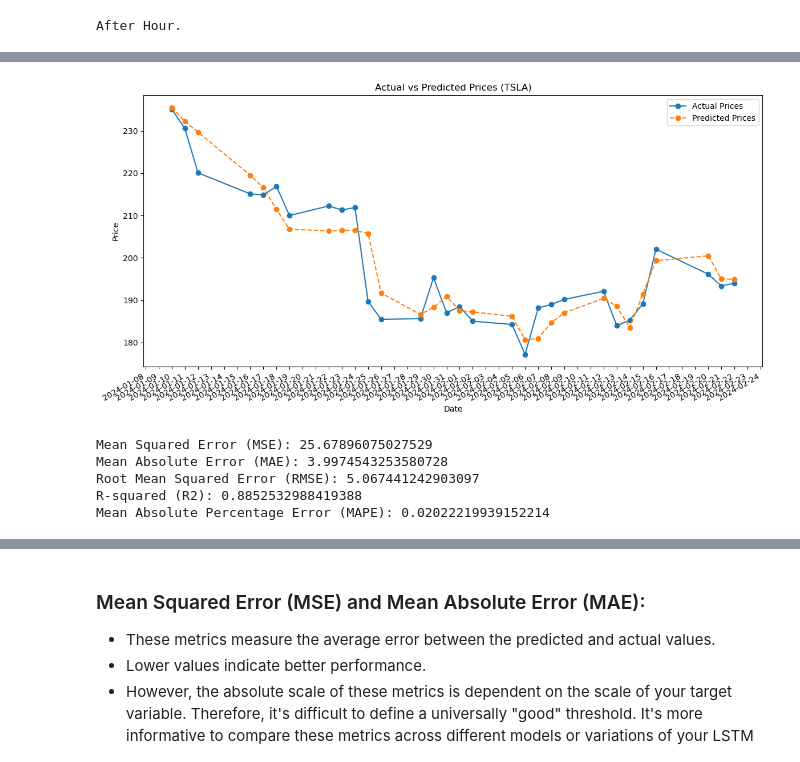
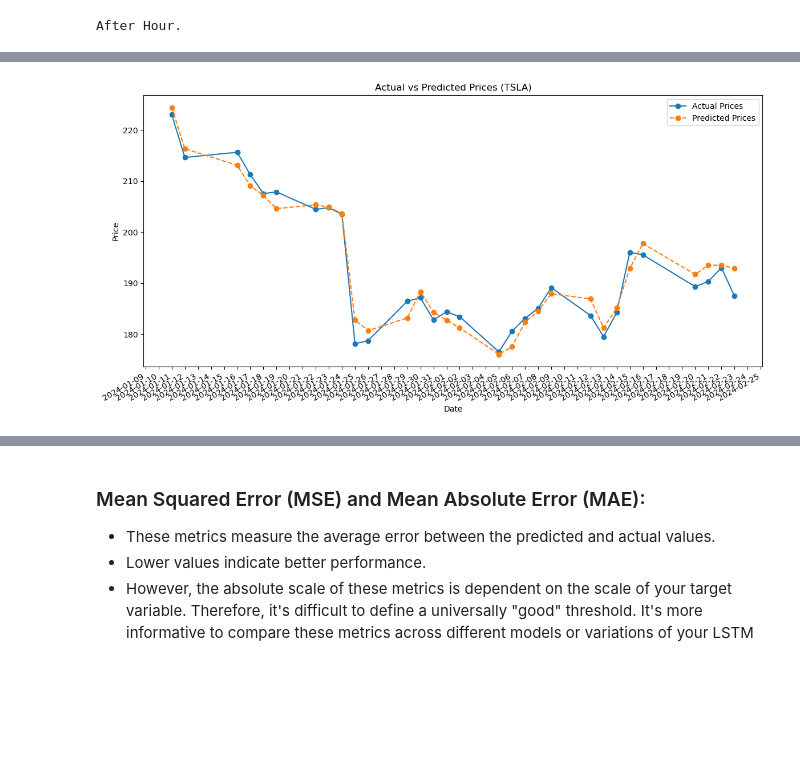
Before and after one commit to Jason-Wuuuu/stock_price_prediction, a Jupyter notebook: stock_LSTM.ipynb, the cells around one changed output, grey strips where cells are left out. Drawn from its saved outputs; the diff is of its cells as text; code cells hidden in the pictures; blank space fills up the shorter version.

```diff
--- a/stock_LSTM.ipynb
+++ b/stock_LSTM.ipynb
@@ -340,0 +384,12 @@ Epoch 50/50
+# %%
+# Use the best model from cross-validation
+
+# Prepare the entire training dataset
+X_final_train = training_data[:, :-1]
+y_final_train = training_data[:, -1]
+print(len(X_final_train), len(y_final_train))
+
+X_final_train = X_final_train.reshape((X_final_train.shape[0], 1, X_final_train.shape[1]))
+
+# Re-train the best model on the entire training dataset (excluding the final validation set)
+best_model.fit(X_final_train, y_final_train, epochs=epochs, batch_size=batch_size, verbose=1)
@@ -340,0 +415,8 @@ Epoch 50/50
+# %%
+# Prepare the final test data
+X_final_test = final_test_data[:, :-1]
+y_final_test = final_test_data[:, -1]
+X_final_test = X_final_test.reshape((X_final_test.shape[0], 1, X_final_test.shape[1]))
+
+# Make predictions on the final validation set
+final_predictions = best_model.predict(X_final_test)
@@ -341,17 +425,8 @@ Epoch 50/50
 # %%
-from sklearn.metrics import mean_squared_error, mean_absolute_error, r2_score, mean_absolute_percentage_error
 import matplotlib.dates as mdates
 
-features = data.columns.tolist()
-
 # Plot predictions
-def plot_predictions(model, X, y, dates, scaler, title=f'Actual vs Predicted Prices ({ticker})'):
-    predictions = model.predict(X)
-
-    predictions = scaler.inverse_transform(
-        np.pad(predictions, [(0, 0), (0, len(features) - 1)], 'constant'))[:, 0]
-    actual = scaler.inverse_transform(
-        np.pad(y.reshape(-1, 1), [(0, 0), (0, len(features) - 1)], 'constant'))[:, 0]
+def plot_predictions(predictions, actual, dates, title=f'Actual vs Predicted Prices ({ticker})'):
 
     plt.figure(figsize=(14, 7))
     plt.plot(dates, actual, label='Actual Prices', marker='o')
@@ -368,20 +443,14 @@ def plot_predictions(model, X, y, dates, scaler, title=f'Actual vs Predicted Pri
 
     plt.show()
 
-    # Calculate evaluation metrics
-    mse = mean_squared_error(actual, predictions)
-    mae = mean_absolute_error(actual, predictions)
-    rmse = np.sqrt(mse)
-    r2 = r2_score(actual, predictions)
-    mape = mean_absolute_percentage_error(actual, predictions)
 
-    print("Mean Squared Error (MSE):", mse)
-    print("Mean Absolute Error (MAE):", mae)
-    print("Root Mean Squared Error (RMSE):", rmse)
-    print("R-squared (R2):", r2)
-    print("Mean Absolute Percentage Error (MAPE):", mape)
+predictions = scaler.inverse_transform(
+        np.pad(final_predictions, [(0, 0), (0, len(features) - 1)], 'constant'))[:, 0]
 
+actual = scaler.inverse_transform(
+        np.pad(y_final_test.reshape(-1, 1), [(0, 0), (0, len(features) - 1)], 'constant'))[:, 0]
 
-test_dates = data.index[-len(X_test_final):]
-plot_predictions(best_model, X_test_final, y_test_final, test_dates, scaler)
+test_dates = data.index[-test_size:]
+
+plot_predictions(predictions, actual, test_dates)
 # %% [output]
@@ -389,6 +457 @@ plot_predictions(best_model, X_test_final, y_test_final, test_dates, scaler)
-[figure, old version]
+[figure, new version]
-Mean Squared Error (MSE): 25.67896075027529
-Mean Absolute Error (MAE): 3.9974543253580728
-Root Mean Squared Error (RMSE): 5.067441242903097
-R-squared (R2): 0.8852532988419388
-Mean Absolute Percentage Error (MAPE): 0.02022219939152214
```
Also changed, not shown: parts of 29 cells of this notebook, 9 other files.
